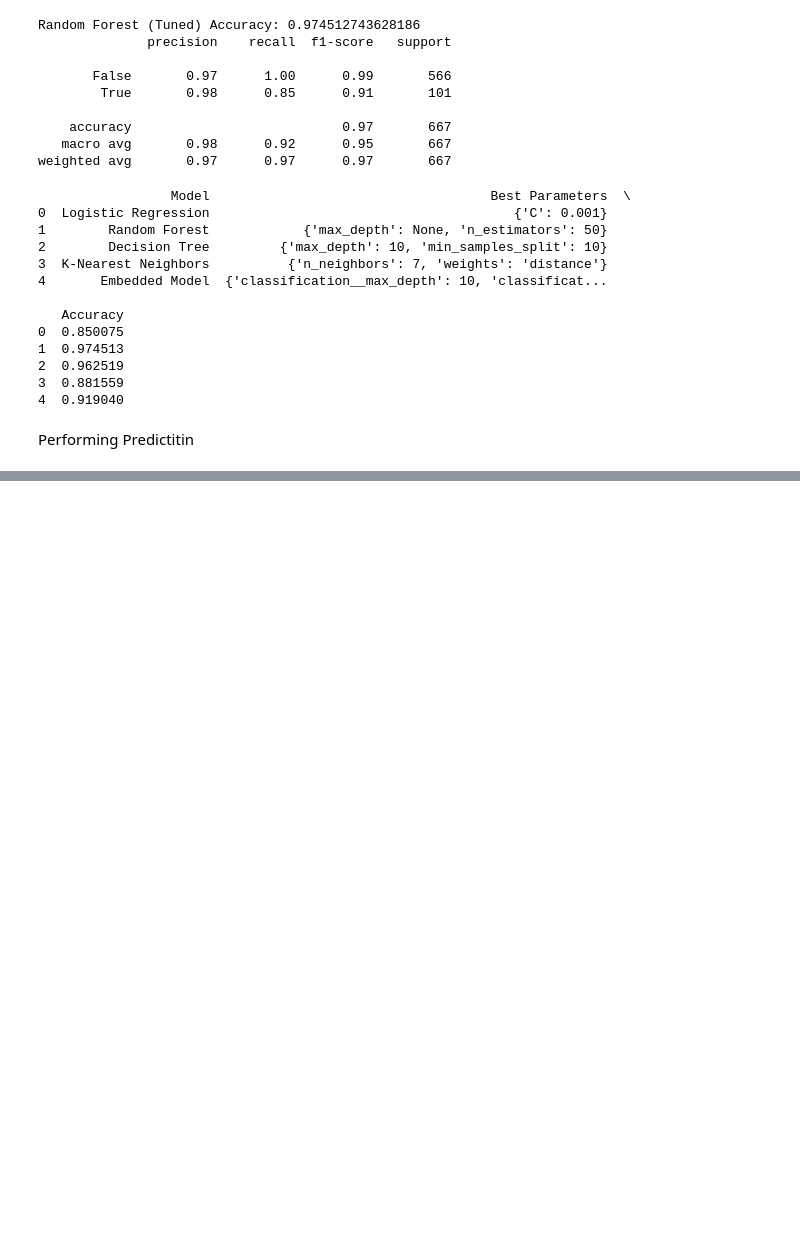
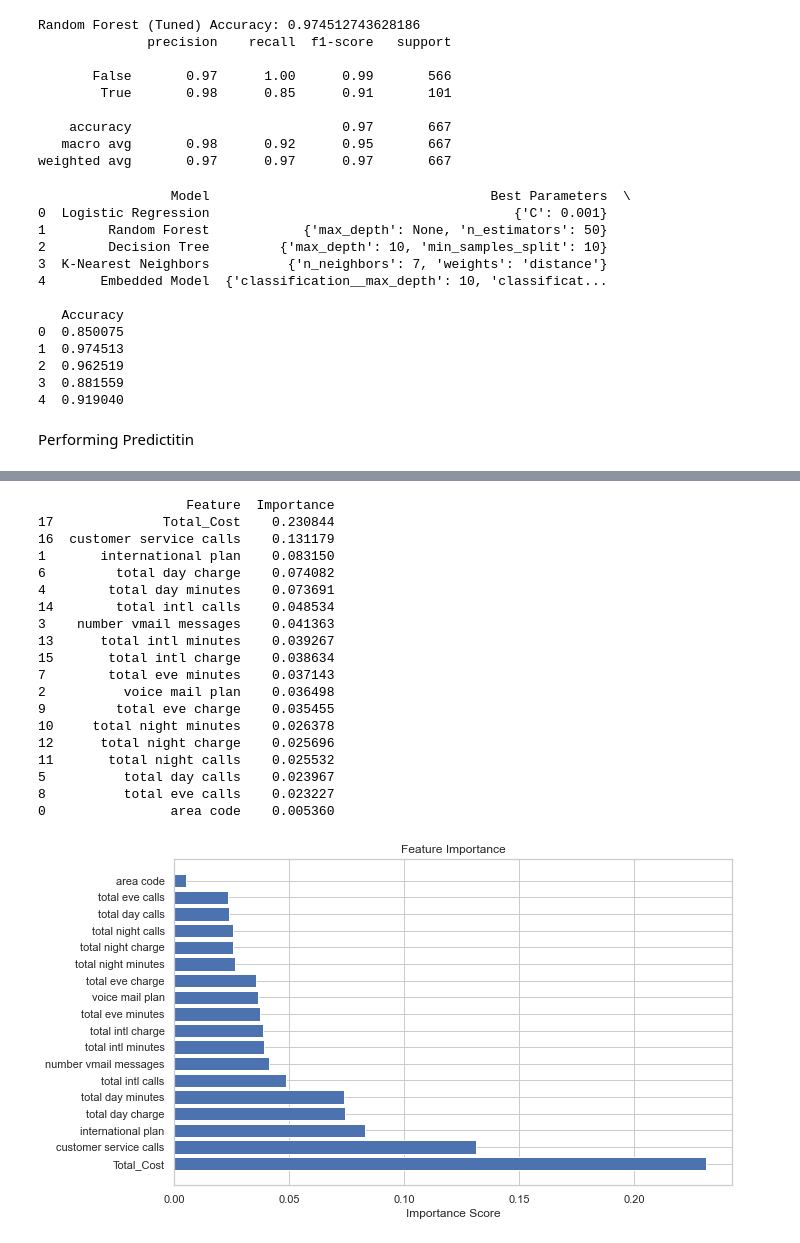
Before and after one commit to ThomasOkiwi/Phase-Three-Project, a Jupyter notebook: index.ipynb, the cells around one changed output, grey strips where cells are left out. Cells and saved outputs as stored; diff of their text form; code cells hidden in the pictures; blank space fills up the shorter version.

```diff
--- a/index.ipynb
+++ b/index.ipynb
@@ -1247,0 +1304,55 @@ Performing Predictitin
+# %%
+from sklearn.ensemble import RandomForestClassifier
+# import pandas as pd
+# import matplotlib.pyplot as plt
+
+# # Assuming 'df' is your DataFrame with the mentioned features
+# # X contains your feature columns, and y contains the target variable 'churn'
+# X = df.drop(['churn'], axis=1)
+# y = df['churn']
+
+# Initialize the RandomForestClassifier
+rf_classifier = RandomForestClassifier(n_estimators=100, random_state=42)
+
+# Fit the model
+rf_classifier.fit(X, y)
+
+# Get feature importances
+feature_importances = rf_classifier.feature_importances_
+
+# Create a DataFrame to show feature names and their importance scores
+feature_importance_df = pd.DataFrame({'Feature': X.columns, 'Importance': feature_importances})
+
+# Sort features by importance
+feature_importance_df = feature_importance_df.sort_values(by='Importance', ascending=False)
+
+# Print or visualize the feature importances
+print(feature_importance_df)
+
+# Plotting the feature importances
+plt.figure(figsize=(10, 6))
+plt.barh(feature_importance_df['Feature'], feature_importance_df['Importance'])
+plt.xlabel('Importance Score')
+plt.title('Feature Importance')
+plt.show()
+# %% [output]
+                   Feature  Importance
+17              Total_Cost    0.230844
+16  customer service calls    0.131179
+1       international plan    0.083150
+6         total day charge    0.074082
+4        total day minutes    0.073691
+14        total intl calls    0.048534
+3    number vmail messages    0.041363
+13      total intl minutes    0.039267
+15       total intl charge    0.038634
+7        total eve minutes    0.037143
+2          voice mail plan    0.036498
+9         total eve charge    0.035455
+10     total night minutes    0.026378
+12      total night charge    0.025696
+11       total night calls    0.025532
+5          total day calls    0.023967
+8          total eve calls    0.023227
+0                area code    0.005360
+[figure, added]
```
Also changed, not shown: parts of 8 cells of this notebook.
